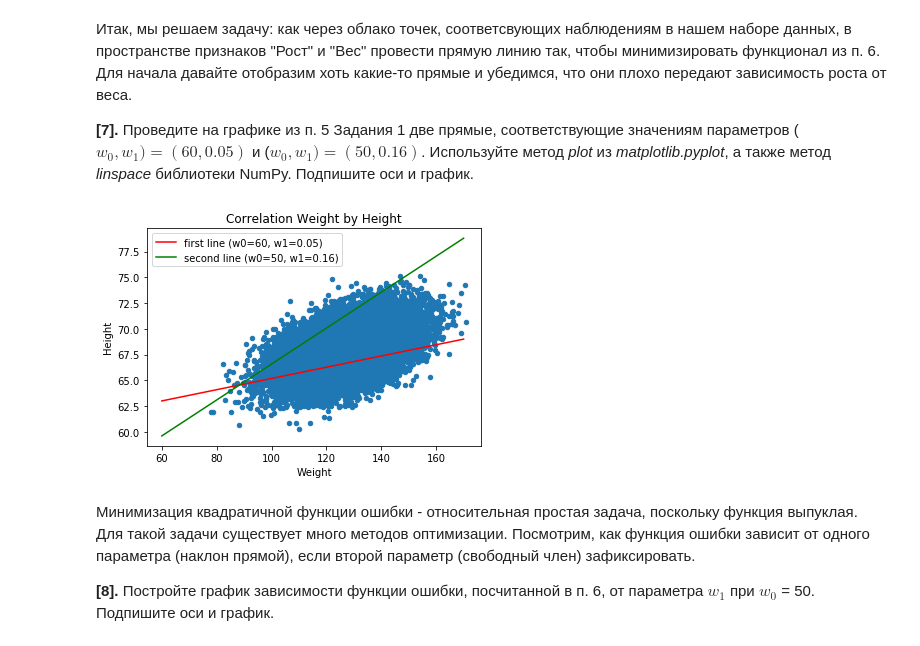
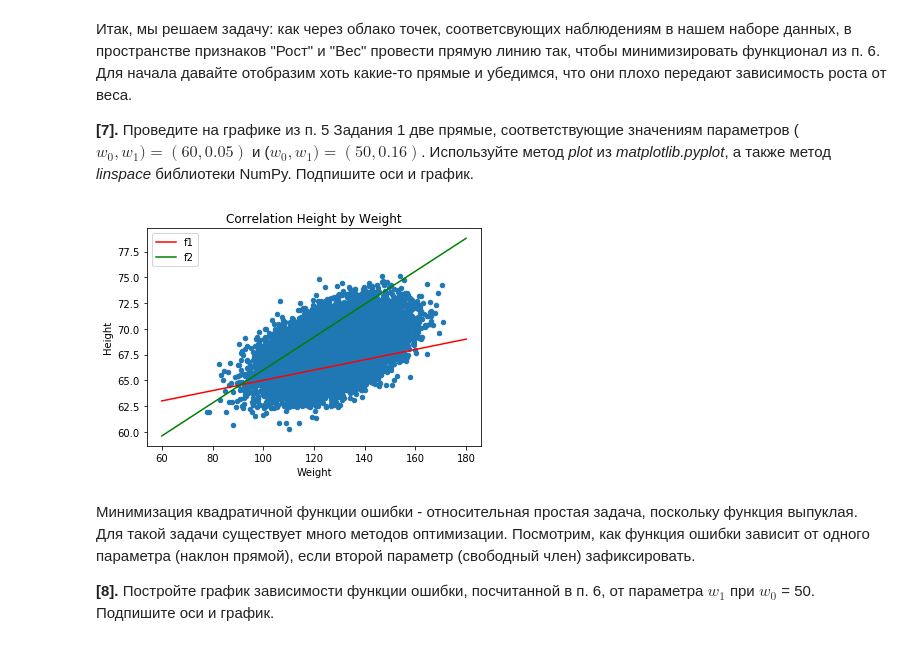
Before and after one commit to AniSkyWorker/NTP, a Jupyter notebook: linear_regression_task/peer_review_linreg_height_weight.ipynb, the cells around one changed output. Drawn from its saved outputs; the diff is of its cells as text; code cells hidden in the pictures.

```diff
--- a/linear_regression_task/peer_review_linreg_height_weight.ipynb
+++ b/linear_regression_task/peer_review_linreg_height_weight.ipynb
@@ -123,13 +132,13 @@ def error(w0, w1):
 # %%
 x0 = np.linspace(60, 180)
 y1 = [(60 + 0.05 * x) for x in x0]
 y2 = [(50 + 0.16 * x) for x in x0]
 data.plot(kind='scatter', x='Weight', y='Height', title='Correlation Height by Weight')
-plt.plot(x, y1, color='red')
-plt.plot(x, y2, color='green')
-plt.legend( ('first line (w0=60, w1=0.05)', 'second line (w0=50, w1=0.16)') );
+plt.plot(x0, y1, color='red')
+plt.plot(x0, y2, color='green')
+plt.legend( ('f1', 'f2') );
 # %% [output]
-[figure, old version]
+[figure, new version]
 # %% [markdown]
 Минимизация квадратичной функции ошибки - относительная простая задача, поскольку функция выпуклая. Для такой задачи существует много методов оптимизации. Посмотрим, как функция ошибки зависит от одного параметра (наклон прямой), если второй параметр (свободный член) зафиксировать.
 
```
Also changed, not shown: parts of 19 cells of this notebook.
